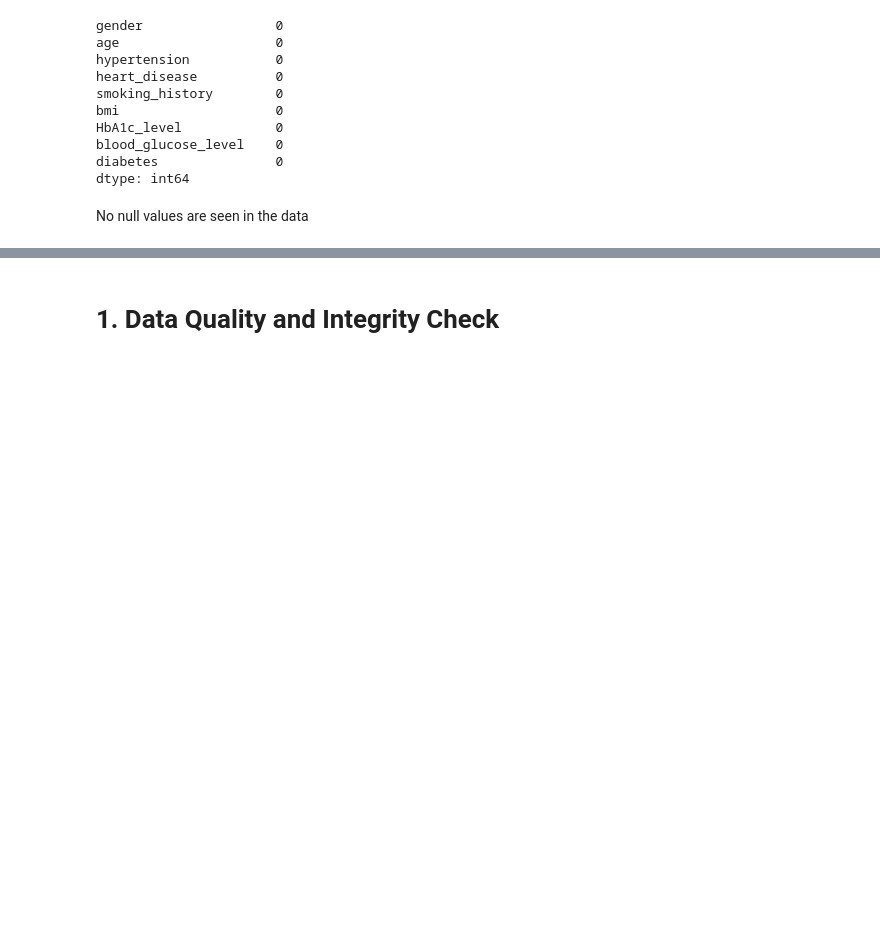
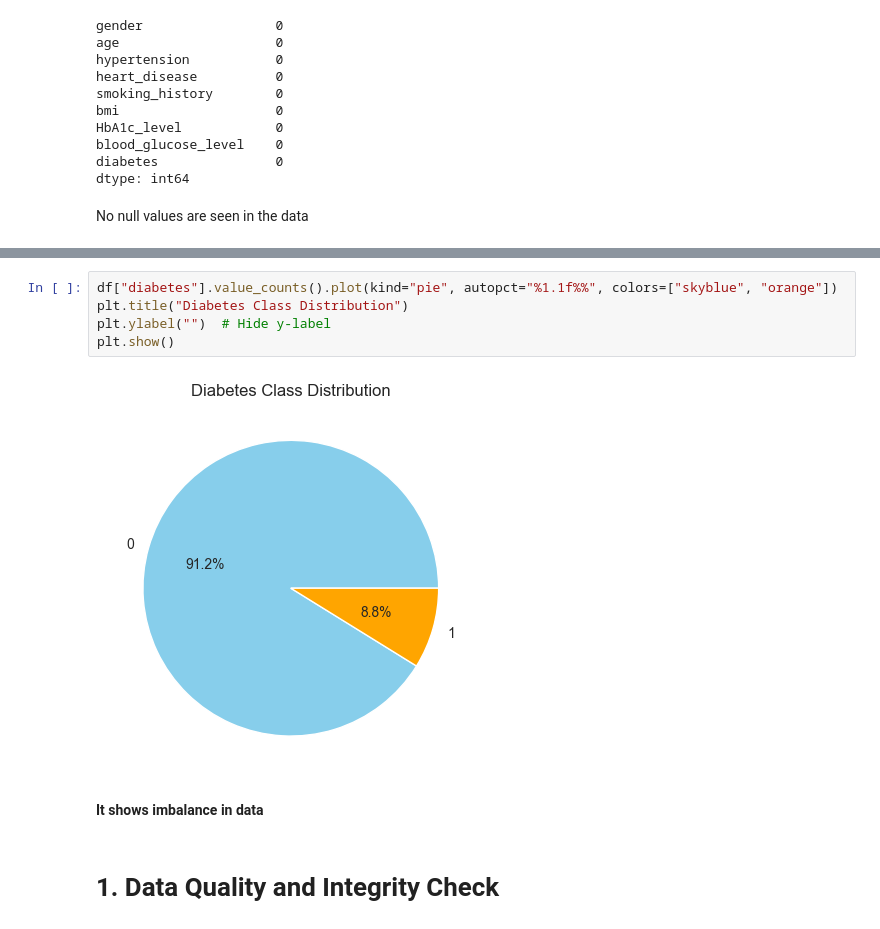
Before and after one commit to amalsalilan/GlucoSense_AI-Powered_Diabetes_Detection_for_Early_Intervention_Infosys_Internship_Oct2025, a Jupyter notebook: infosys_eda.ipynb, the cells around one changed output, grey strips where cells are left out. Saved outputs shown, nothing was run; the diff lists cells and outputs as text; blank space fills up the shorter version.

```diff
--- a/infosys_eda.ipynb
+++ b/infosys_eda.ipynb
@@ -117,3 +135,12 @@ No null values are seen in the data
+# %%
+df["diabetes"].value_counts().plot(kind="pie", autopct="%1.1f%%", colors=["skyblue", "orange"])
+plt.title("Diabetes Class Distribution")
+plt.ylabel("")  # Hide y-label
+plt.show()
+# %% [output]
+[figure, added]
+# %% [markdown]
+**It shows imbalance in data**
 # %% [markdown]
 # 1. Data Quality and Integrity Check
 # %% [markdown]
```
Also changed, not shown: parts of 15 cells of this notebook.
